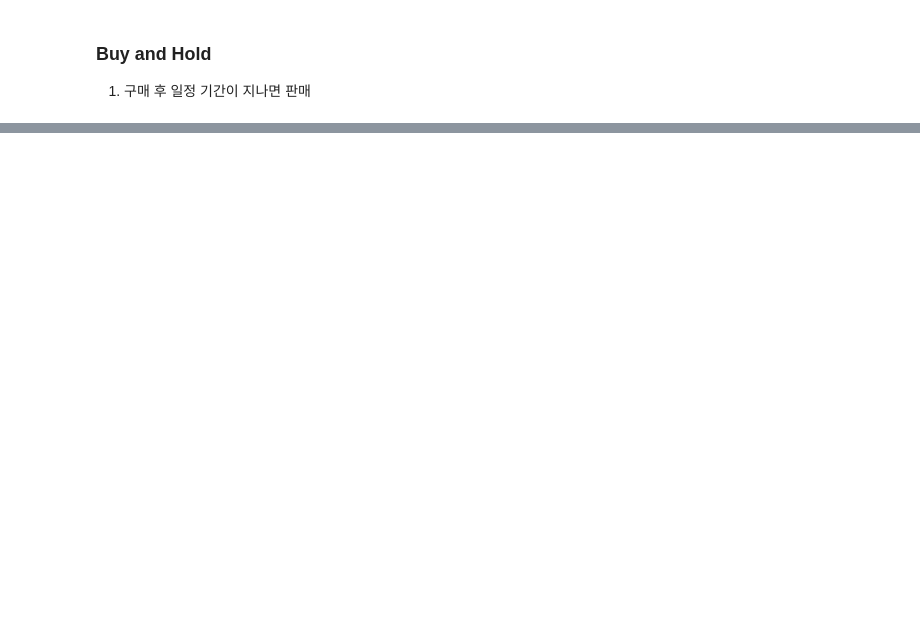
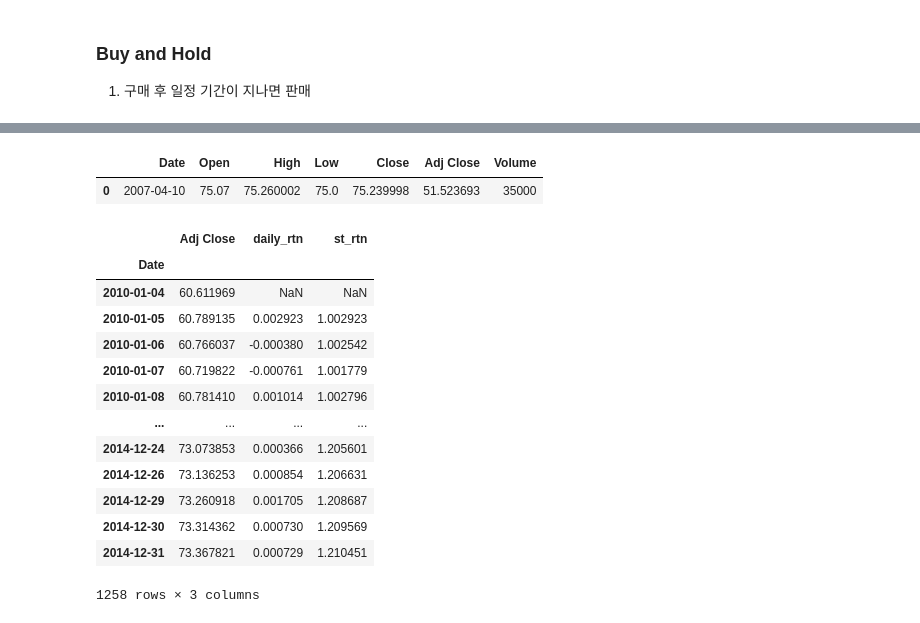
Before and after one commit to Jay-hook/Big-Data-Analysis-Basic, a Jupyter notebook: python/230817/04_buyandhold.ipynb, the cells around one changed output, grey strips where cells are left out. Drawn from its saved outputs; the diff is of its cells as text; code cells hidden in the pictures; blank space fills up the shorter version.

```diff
--- a/python/230817/04_buyandhold.ipynb
+++ b/python/230817/04_buyandhold.ipynb
@@ -54,0 +157,24 @@ print(rtn)
+# %%
+df3 = pd.read_csv('../../csv/BND.csv')
+# %%
+df3.head(1)
+# %% [output]
+|  | Date | Open | High | Low | Close | Adj Close | Volume |
+| 0 | 2007-04-10 | 75.07 | 75.260002 | 75.0 | 75.239998 | 51.523693 | 35000 |
+# %%
+buyandhold(df3, '20100101', '20150101')
+# %% [output]
+|  | Adj Close | daily_rtn | st_rtn |
+| Date |  |  |  |
+| 2010-01-04 | 60.611969 | NaN | NaN |
+| 2010-01-05 | 60.789135 | 0.002923 | 1.002923 |
+| 2010-01-06 | 60.766037 | -0.000380 | 1.002542 |
+| 2010-01-07 | 60.719822 | -0.000761 | 1.001779 |
+| 2010-01-08 | 60.781410 | 0.001014 | 1.002796 |
+| ... | ... | ... | ... |
+| 2014-12-24 | 73.073853 | 0.000366 | 1.205601 |
+| 2014-12-26 | 73.136253 | 0.000854 | 1.206631 |
+| 2014-12-29 | 73.260918 | 0.001705 | 1.208687 |
+| 2014-12-30 | 73.314362 | 0.000730 | 1.209569 |
+| 2014-12-31 | 73.367821 | 0.000729 | 1.210451 |
+1258 rows × 3 columns
```
Also changed, not shown: parts of 13 cells of this notebook, 3 other files.
